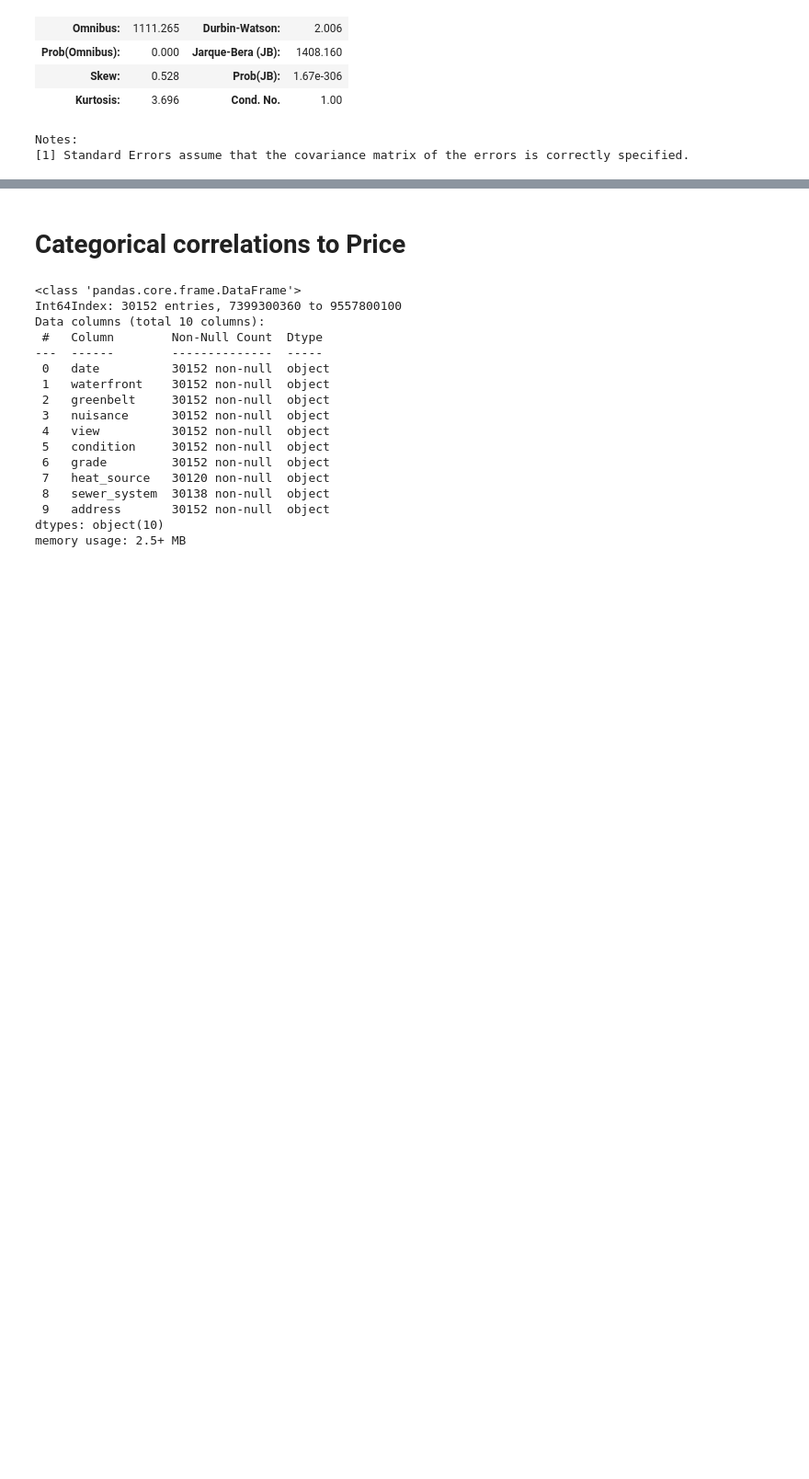
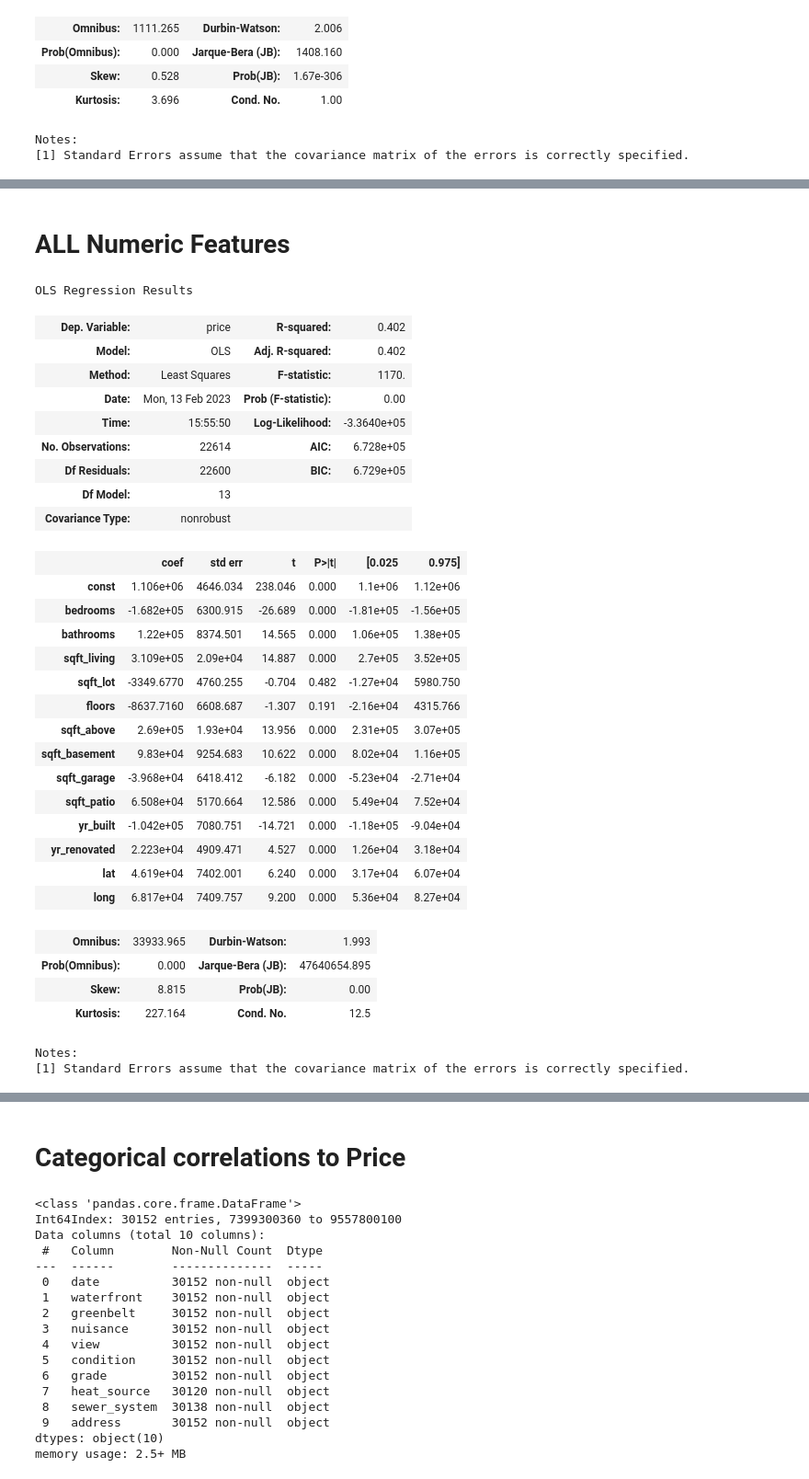
Before and after one commit to alexanderdaffara/HousingSalesRegression, a Jupyter notebook: Alex_Notebook.ipynb, the cells around one changed output, grey strips where cells are left out. Shown at 92% size. Saved outputs shown, nothing was run; the diff lists cells and outputs as text; code cells hidden in the pictures; blank space fills up the shorter version.

```diff
--- a/Alex_Notebook.ipynb
+++ b/Alex_Notebook.ipynb
@@ -688,0 +759,48 @@ Notes:
+# %% [markdown]
+# ALL Numeric Features
+# %%
+# Scale train and test feature
+scaler = StandardScaler()
+X_train_scaled = scaler.fit_transform(X_train)
+X_test_scaled = scaler.transform(X_test)
+
+# y = training house prices, X = scaled training sqft_living
+y = y_train
+X = X_train_scaled
+
+# fit model and display statistics
+model = sm.OLS(y,sm.add_constant(X))
+results = model.fit()
+results.summary(xname=['const']+X_train.columns.to_list())
+# %% [output]
+OLS Regression Results
+| Dep. Variable: | price | R-squared: | 0.402 |
+| Model: | OLS | Adj. R-squared: | 0.402 |
+| Method: | Least Squares | F-statistic: | 1170. |
+| Date: | Mon, 13 Feb 2023 | Prob (F-statistic): | 0.00 |
+| Time: | 15:55:50 | Log-Likelihood: | -3.3640e+05 |
+| No. Observations: | 22614 | AIC: | 6.728e+05 |
+| Df Residuals: | 22600 | BIC: | 6.729e+05 |
+| Df Model: | 13 |  |  |
+| Covariance Type: | nonrobust |  |  |
+|  | coef | std err | t | P>|t| | [0.025 | 0.975] |
+| const | 1.106e+06 | 4646.034 | 238.046 | 0.000 | 1.1e+06 | 1.12e+06 |
+| bedrooms | -1.682e+05 | 6300.915 | -26.689 | 0.000 | -1.81e+05 | -1.56e+05 |
+| bathrooms | 1.22e+05 | 8374.501 | 14.565 | 0.000 | 1.06e+05 | 1.38e+05 |
+| sqft_living | 3.109e+05 | 2.09e+04 | 14.887 | 0.000 | 2.7e+05 | 3.52e+05 |
+| sqft_lot | -3349.6770 | 4760.255 | -0.704 | 0.482 | -1.27e+04 | 5980.750 |
+| floors | -8637.7160 | 6608.687 | -1.307 | 0.191 | -2.16e+04 | 4315.766 |
+| sqft_above | 2.69e+05 | 1.93e+04 | 13.956 | 0.000 | 2.31e+05 | 3.07e+05 |
+| sqft_basement | 9.83e+04 | 9254.683 | 10.622 | 0.000 | 8.02e+04 | 1.16e+05 |
+| sqft_garage | -3.968e+04 | 6418.412 | -6.182 | 0.000 | -5.23e+04 | -2.71e+04 |
+| sqft_patio | 6.508e+04 | 5170.664 | 12.586 | 0.000 | 5.49e+04 | 7.52e+04 |
+| yr_built | -1.042e+05 | 7080.751 | -14.721 | 0.000 | -1.18e+05 | -9.04e+04 |
+| yr_renovated | 2.223e+04 | 4909.471 | 4.527 | 0.000 | 1.26e+04 | 3.18e+04 |
+| lat | 4.619e+04 | 7402.001 | 6.240 | 0.000 | 3.17e+04 | 6.07e+04 |
+| long | 6.817e+04 | 7409.757 | 9.200 | 0.000 | 5.36e+04 | 8.27e+04 |
+| Omnibus: | 33933.965 | Durbin-Watson: | 1.993 |
+| Prob(Omnibus): | 0.000 | Jarque-Bera (JB): | 47640654.895 |
+| Skew: | 8.815 | Prob(JB): | 0.00 |
+| Kurtosis: | 227.164 | Cond. No. | 12.5 |
+Notes:
+[1] Standard Errors assume that the covariance matrix of the errors is correctly specified.
```
Also changed, not shown: parts of 19 cells of this notebook.
